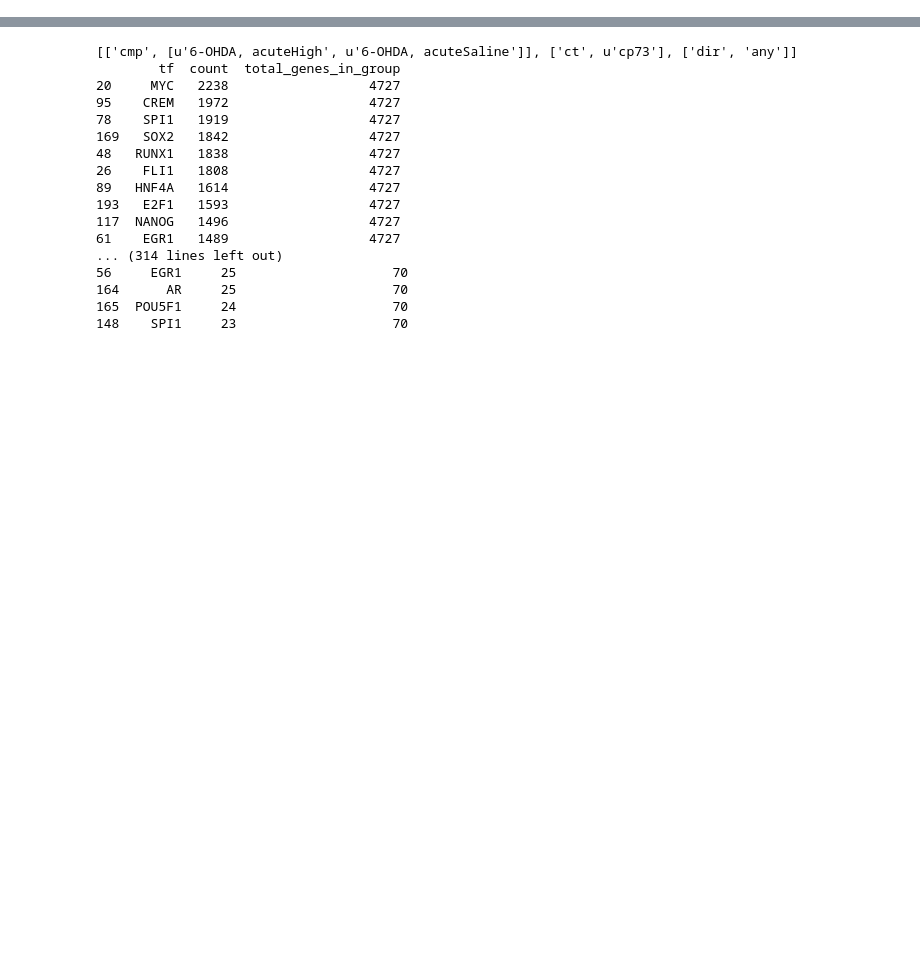
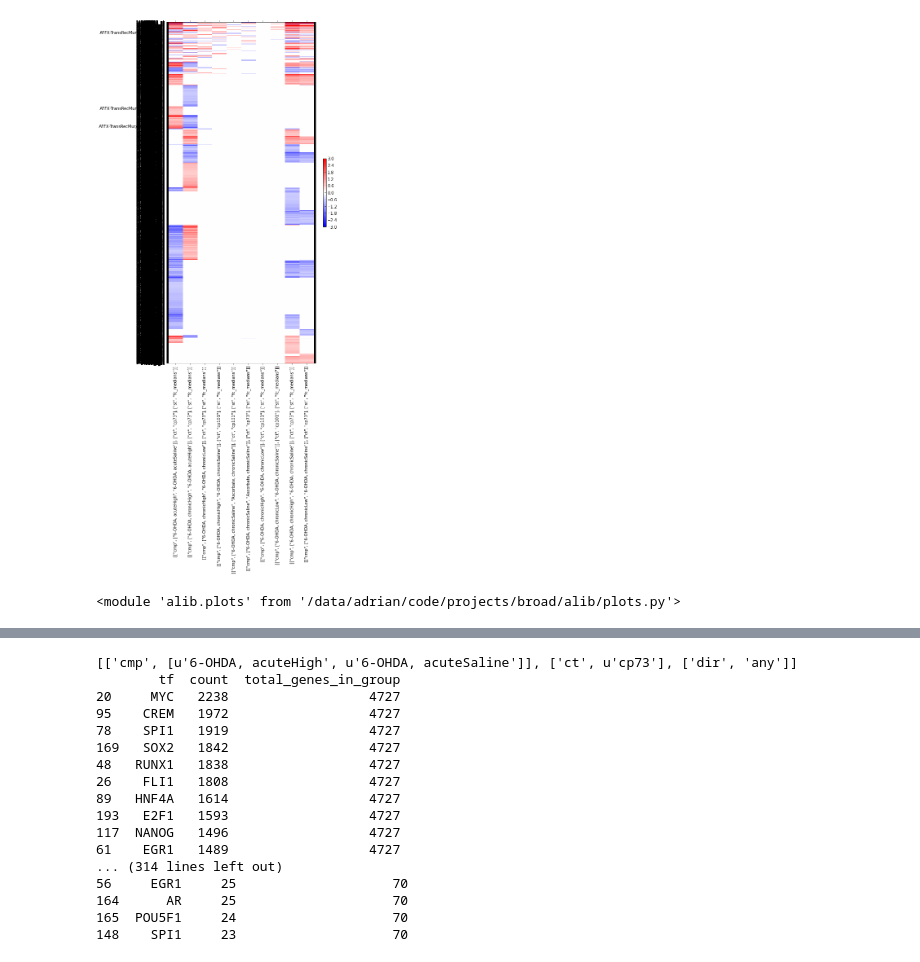
Before and after one commit to aheilbut/pdmouse, a Jupyter notebook: py/pd_chea.ipynb, the cells around one changed output, grey strips where cells are left out. Drawn from its saved outputs; the diff is of its cells as text; code cells hidden in the pictures; blank space fills up the shorter version.

```diff
--- a/py/pd_chea.ipynb
+++ b/py/pd_chea.ipynb
@@ -275,0 +823,11 @@ for fc_threshold in [1.5]:
+# %%
+figsize(10, 15)
+alib.plots.clusterHeatmap(activePatterns, "", None, None, height=15, width=8,
+                          cluster_rows=True, cluster_columns=True,
+                          distmethod='euclidean')
+# %% [output]
+[figure, added]
+# %%
+reload(alib.plots)
+# %% [output]
+<module 'alib.plots' from '/data/adrian/code/projects/broad/alib/plots.py'>
```
Also changed, not shown: parts of 196 cells of this notebook, 5 other files.
